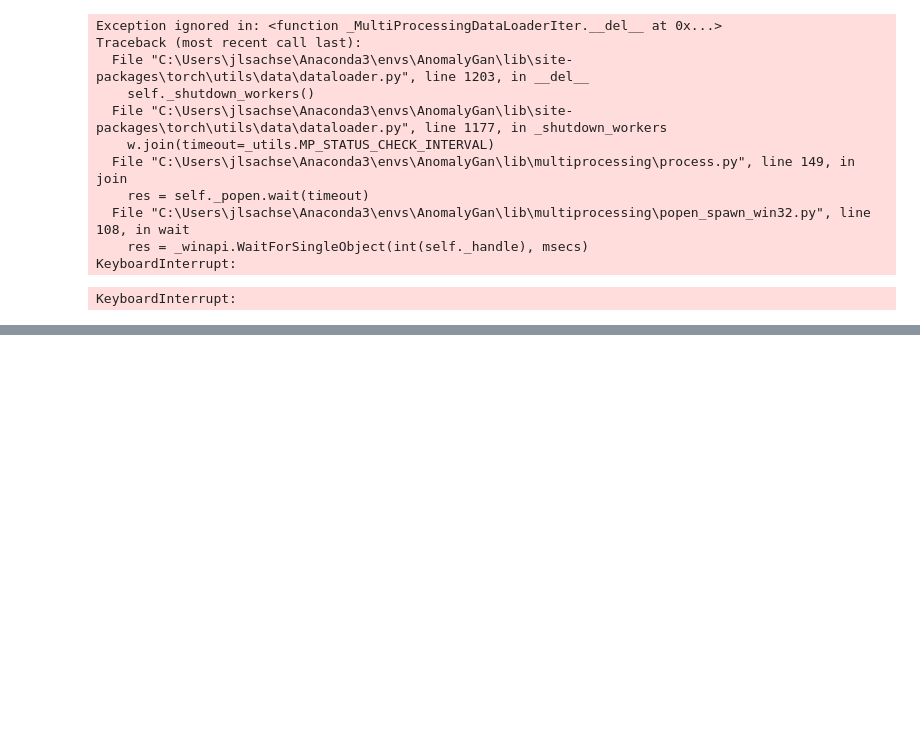
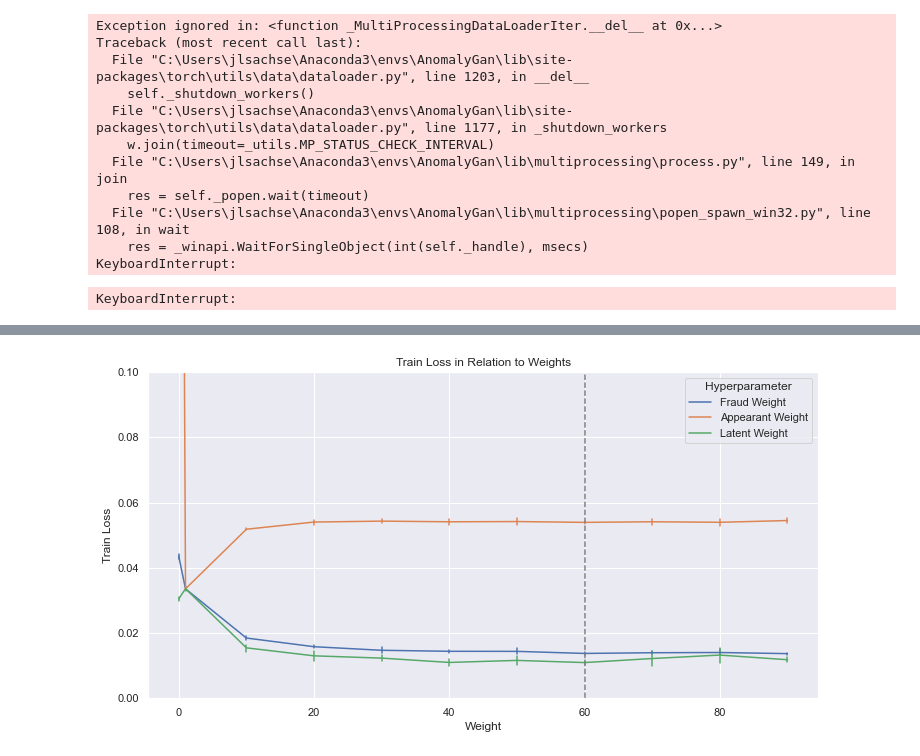
Before and after one commit to jlsachse/AnomalyGAN, a Jupyter notebook: hyperparameter_tuning.ipynb, the cells around one changed output, grey strips where cells are left out. Saved outputs shown, nothing was run; the diff lists cells and outputs as text; code cells hidden in the pictures; blank space fills up the shorter version.

Commit message:
Save results of hyperparameter tuning

```diff
--- a/hyperparameter_tuning.ipynb
+++ b/hyperparameter_tuning.ipynb
@@ -164,8 +162,8 @@ import pandas as pd
 
 for iteration in range(4):
 
-    param_df = pd.DataFrame([[list(entry.keys())[0], list(entry.values())[0]] for entry in test.cv_results_['params']]).rename({0: 'hyperparameter', 1: 'value'}, axis = 1)
-    results_df = pd.DataFrame([abs(test.cv_results_[f'split{iteration}_test_generator_loss']), abs(test.cv_results_[f'split{iteration}_test_train_loss'])]).T.rename({0: 'generator_loss', 1: 'train_loss'}, axis = 1)
+    param_df = pd.DataFrame([[list(entry.keys())[0], list(entry.values())[0]] for entry in ganomaly_gs.cv_results_['params']]).rename({0: 'hyperparameter', 1: 'value'}, axis = 1)
+    results_df = pd.DataFrame([abs(ganomaly_gs.cv_results_[f'split{iteration}_test_generator_loss']), abs(ganomaly_gs.cv_results_[f'split{iteration}_test_train_loss'])]).T.rename({0: 'generator_loss', 1: 'train_loss'}, axis = 1)
 
     results_df = pd.concat([param_df, results_df], axis = 1)
     results_df['hyperparameter'] = results_df['hyperparameter'].str.replace('model__module__', '')
@@ -203,0 +192,21 @@ test.cv_results_['mean_test_generator_loss'].argmax()
+# %%
+sns.set(rc={'figure.figsize':(12, 6)}, style = 'darkgrid')
+# %%
+train_loss_figure, train_loss_ax = plt.subplots()
+train_loss_ax = sns.lineplot(data = results_df, x = 'value', y = 'train_loss', hue = 'hyperparameter', err_style='bars', ax = train_loss_ax)
+weight = results_df.groupby(['hyperparameter', 'value']).mean().idxmin()['train_loss'][1]
+
+train_loss_ax.axvline(weight, ls='--', color = 'grey')
+train_loss_ax.set_ylim(0, 0.1)
+train_loss_ax.set_ylabel('Train Loss')
+train_loss_ax.set_xlabel('Weight')
+train_loss_ax.set_title('Train Loss in Relation to Weights')
+
+legend = train_loss_ax.legend_
+legend.set_title('Hyperparameter')
+for text in legend.texts:
+    text.set_text(text.get_text().title().replace('_', ' '))
+
+train_loss_figure.savefig('data/results/hyperparameter-tuning_train-loss.png', dpi=330, bbox_inches='tight')
+# %% [output]
+[figure, added]
```
Also changed, not shown: parts of 14 cells of this notebook.
